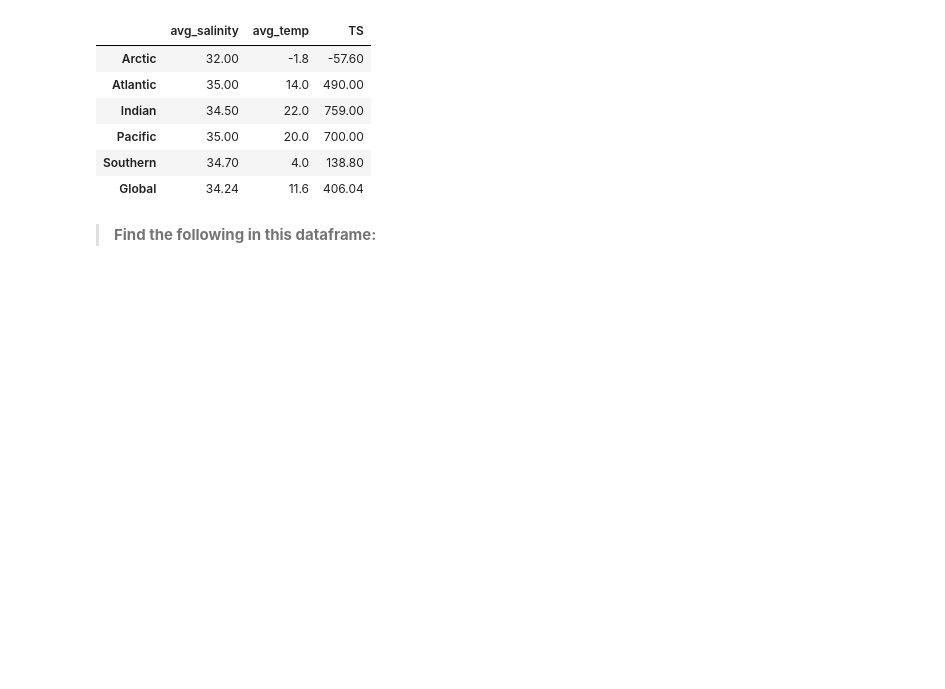
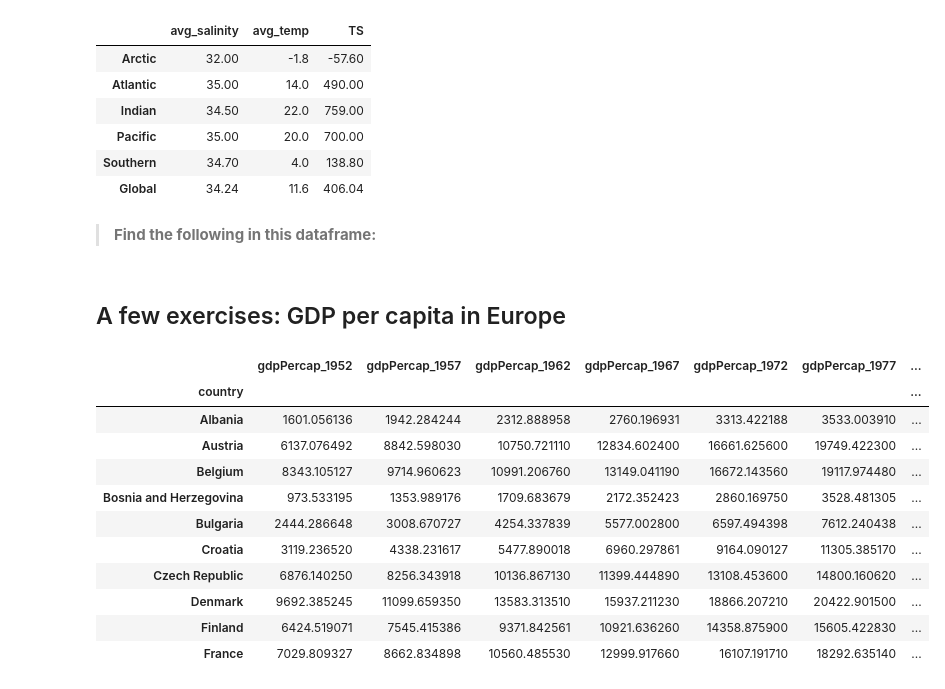
Before and after one commit to shanicetbailey/cig, a Jupyter notebook: Week_5_Salinity_Pandas.ipynb, the cells around one changed output. Cells and saved outputs as stored; diff of their text form; code cells hidden in the pictures; blank space fills up the shorter version.

```diff
--- a/Week_5_Salinity_Pandas.ipynb
+++ b/Week_5_Salinity_Pandas.ipynb
@@ -369,3 +339,23 @@ df.avg_temp.min()
 df.avg_salinity.plot(kind='bar')
 # %%
 df.plot(kind='bar')
+# %% [markdown]
+## A few exercises: GDP per capita in Europe
+# %%
+url = 'https://raw.githubusercontent.com/swcarpentry/python-novice-gapminder/gh-pages/data/gapminder_gdp_europe.csv'
+gdp = pd.read_csv(url, index_col='country')
+# %%
+gdp.head(10)
+# %% [output]
+|  | gdpPercap_1952 | gdpPercap_1957 | gdpPercap_1962 | gdpPercap_1967 | gdpPercap_1972 | gdpPercap_1977 | ... |
+| country |  |  |  |  |  |  | ... |
+| Albania | 1601.056136 | 1942.284244 | 2312.888958 | 2760.196931 | 3313.422188 | 3533.003910 | ... |
+| Austria | 6137.076492 | 8842.598030 | 10750.721110 | 12834.602400 | 16661.625600 | 19749.422300 | ... |
+| Belgium | 8343.105127 | 9714.960623 | 10991.206760 | 13149.041190 | 16672.143560 | 19117.974480 | ... |
+| Bosnia and Herzegovina | 973.533195 | 1353.989176 | 1709.683679 | 2172.352423 | 2860.169750 | 3528.481305 | ... |
+| Bulgaria | 2444.286648 | 3008.670727 | 4254.337839 | 5577.002800 | 6597.494398 | 7612.240438 | ... |
+| Croatia | 3119.236520 | 4338.231617 | 5477.890018 | 6960.297861 | 9164.090127 | 11305.385170 | ... |
+| Czech Republic | 6876.140250 | 8256.343918 | 10136.867130 | 11399.444890 | 13108.453600 | 14800.160620 | ... |
+| Denmark | 9692.385245 | 11099.659350 | 13583.313510 | 15937.211230 | 18866.207210 | 20422.901500 | ... |
+| Finland | 6424.519071 | 7545.415386 | 9371.842561 | 10921.636260 | 14358.875900 | 15605.422830 | ... |
+| France | 7029.809327 | 8662.834898 | 10560.485530 | 12999.917660 | 16107.191710 | 18292.635140 | ... |
```
Also changed, not shown: parts of 34 cells of this notebook.
